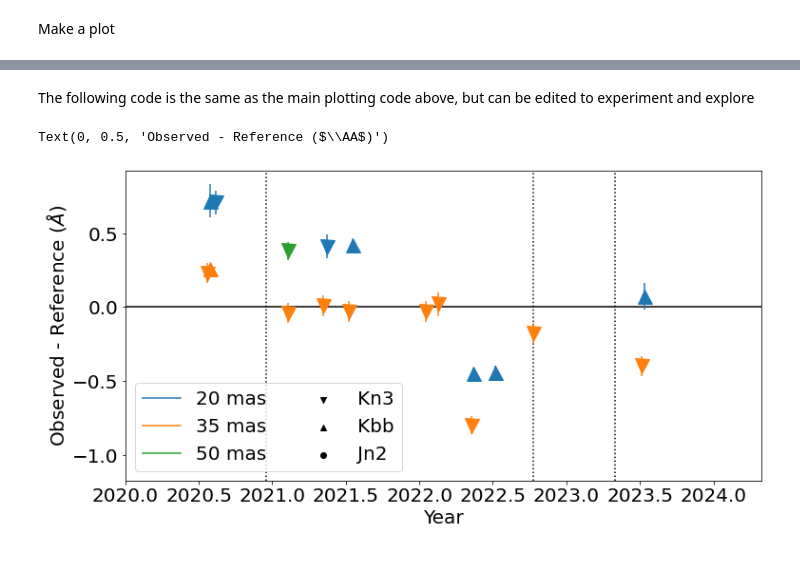
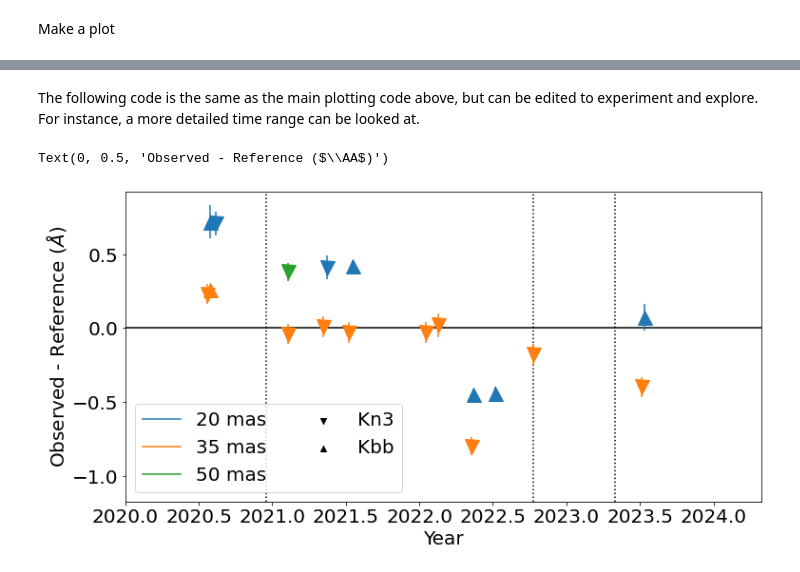
Before and after one commit to Keck-DataReductionPipelines/OsirisDRP, a Jupyter notebook: data/Plot_Wavelength_Shift_Time_Dependence.ipynb, the cells around one changed output, grey strips where cells are left out. Drawn from its saved outputs; the diff is of its cells as text; code cells hidden in the pictures.

Commit message:
updated plot and comment to jupyter notebook

```diff
--- a/data/Plot_Wavelength_Shift_Time_Dependence.ipynb
+++ b/data/Plot_Wavelength_Shift_Time_Dependence.ipynb
@@ -87,31 +121,31 @@ plt.savefig('Wavelength_Shift_Time_Dependence.png')
 # %% [markdown]
-The following code is the same as the main plotting code above, but can be edited to experiment and explore
+The following code is the same as the main plotting code above, but can be edited to experiment and explore. For instance, a more detailed time range can be looked at.
 # %%
 plt.figure(figsize=(12,6))
 
 ##background points for making legend
 back1 = [0,0]
 back2 = [0,0]
 
 plt.plot(back1,back2,color='C0',label = '20 mas')
 plt.plot(back1,back2,color='C1',label = '35 mas')
 plt.plot(back1,back2,color='C2',label = '50 mas')
 # plt.plot(back1,back2,color='black',ls=':',label = 'Wave Sol')
 plt.scatter(back1,back2,color='black',marker='v',label='Kn3')
 plt.scatter(back1,back2,color='black',marker='^',label='Kbb')
-plt.scatter(back1,back2,color='black',marker='o',label='Jn2')
+# plt.scatter(back1,back2,color='black',marker='o',label='Jn2')
 
 plt.axhline(y=0,color='black',ls='-')
 for i in range(len(wavesol_table)):
     plt.axvline(wavesol_table['ddate'][i],color='black',ls=':')
 for i in range(len(waveshift_table['Filter'])):
     plt.errorbar(waveshift_table['DecDate'][i],waveshift_table['Mean'][i],yerr=waveshift_table['Sigma'][i],
                  color=scale_color_list[i], marker=filter_marker_list[i], markersize=15)
 plt.legend(loc=3,ncol=2)
 plt.xlim(2020,wavesol_table['ddate'][-1] + 1)
 plt.xlabel('Year')
 plt.ylabel('Observed - Reference ($\AA$)')
-# plt.savefig('Wavelength_Shift_Time_Dependence.png')
+# plt.savefig('Wavelength_Shift_Time_Dependence_2020-2024.png')
 # %% [output]
 Text(0, 0.5, 'Observed - Reference ($\\AA$)')
-[figure, old version]
+[figure, new version]
```
Also changed, not shown: parts of 6 cells of this notebook, 1 other file.
